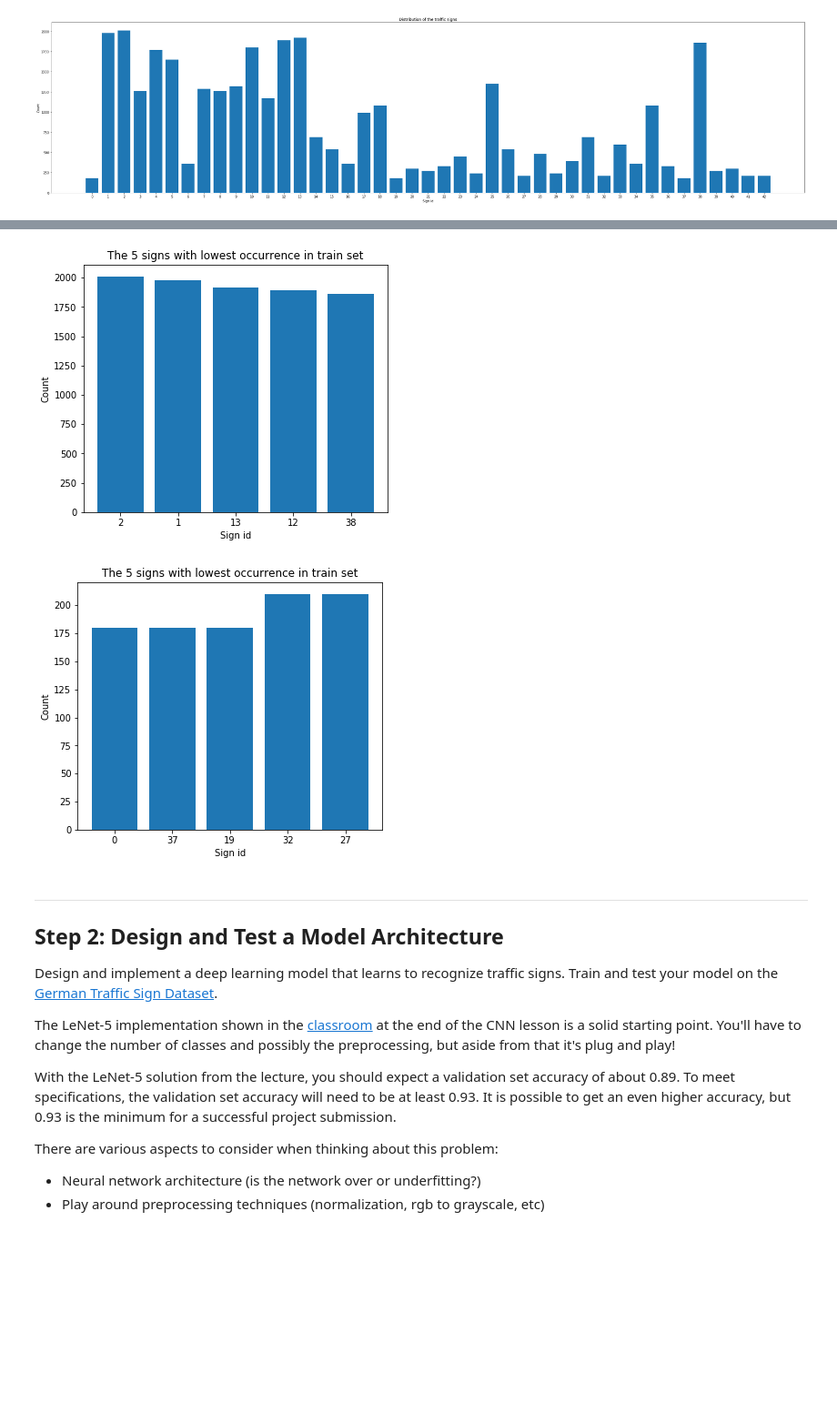
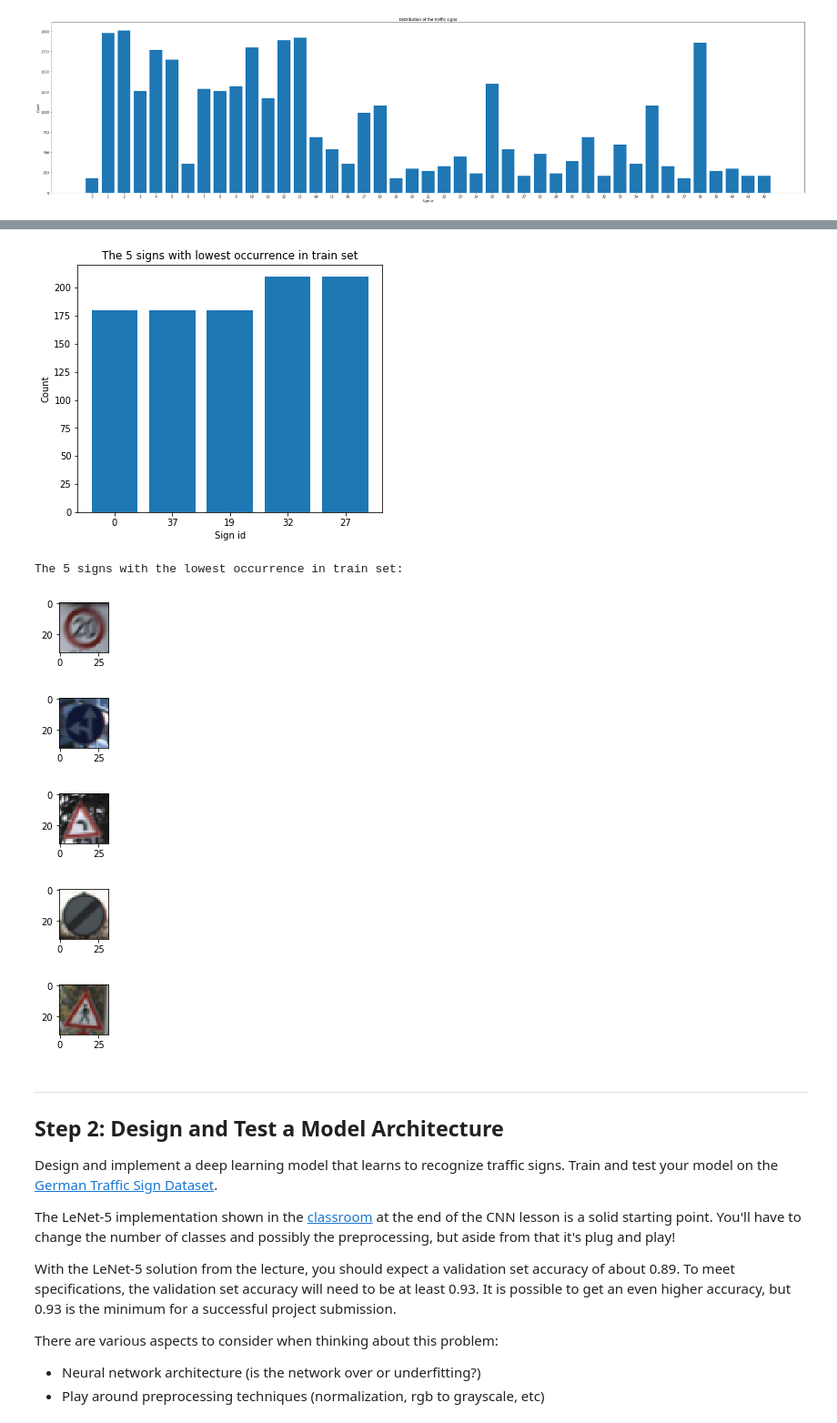
Before and after one commit to mbachm/CarND-Traffic-Sign-Classifier-Project, a Jupyter notebook: Traffic_Sign_Classifier.ipynb, the cells around one changed output, grey strips where cells are left out. Shown: that part at 91% size. Cells and saved outputs as stored; diff of their text form; code cells hidden in the pictures; blank space fills up the shorter version.

```diff
--- a/Traffic_Sign_Classifier.ipynb
+++ b/Traffic_Sign_Classifier.ipynb
@@ -109,33 +144,27 @@ plt.show()
 # %%
 values = np.empty([5], dtype=int)
-values = np.argsort(counts)[-5:][::-1]
+values = np.argsort(counts)[:5]
 count = np.empty([5], dtype=int)
 for idx,value in enumerate(values):
     count[idx] = counts[value]
 plt.figure(figsize=(6,5))
 plt.title("The 5 signs with lowest occurrence in train set")
 plt.ylabel("Count")
 plt.xlabel("Sign id")
 plt.bar(np.arange(5), (int(count[0]),int(count[1]), int(count[2]), int(count[3]), int(count[4])), align='center')
 plt.xticks(np.arange(5), (int(values[0]),int(values[1]), int(values[2]), int(values[3]), int(values[4])))
 plt.show()
+
+print("The 5 signs with the lowest occurrence in train set:")
+show_images_of_np_array(values)
 # %% [output]
-[figure, old version]
+[figure, new version]
+The 5 signs with the lowest occurrence in train set:
+[figure, added]
+[figure, added]
+[figure, added]
+[figure, added]
+[figure, added]
-# %%
-values = np.empty([5], dtype=int)
-values = np.argsort(counts)[:5]
-count = np.empty([5], dtype=int)
-for idx,value in enumerate(values):
-    count[idx] = counts[value]
-plt.figure(figsize=(6,5))
-plt.title("The 5 signs with lowest occurrence in train set")
-plt.ylabel("Count")
-plt.xlabel("Sign id")
-plt.bar(np.arange(5), (int(count[0]),int(count[1]), int(count[2]), int(count[3]), int(count[4])), align='center')
-plt.xticks(np.arange(5), (int(values[0]),int(values[1]), int(values[2]), int(values[3]), int(values[4])))
-plt.show()
-# %% [output]
-[figure, removed]
 # %% [markdown]
 ----
 
```
Also changed, not shown: parts of 11 cells of this notebook, 9 other files.
